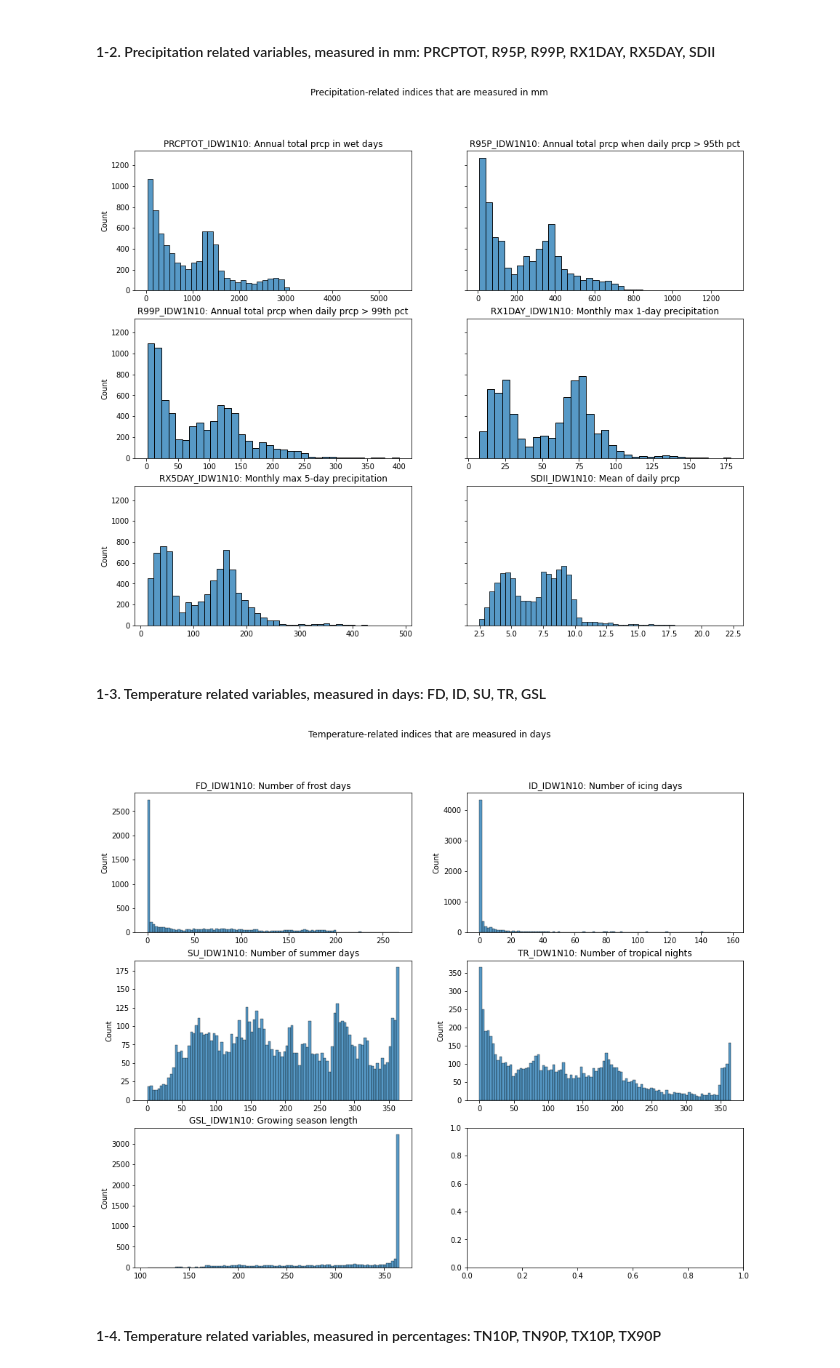
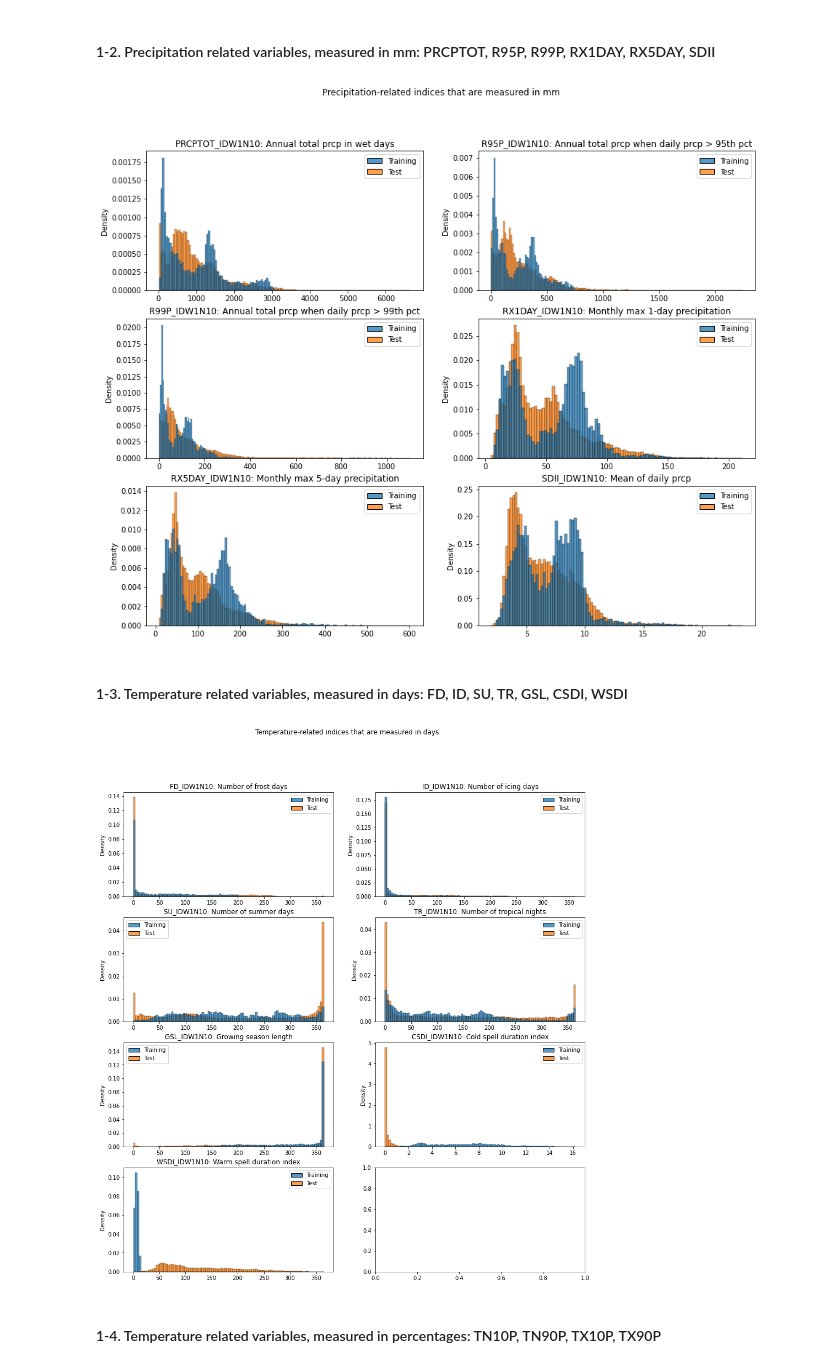
Before and after one commit to RyokoNod/sdm-asian-elephants, a Jupyter notebook: data_exploration/exploratory_analysis_etccdi.ipynb, the cells around one changed output. Drawn from its saved outputs; the diff is of its cells as text; code cells hidden in the pictures.

```diff
--- a/data_exploration/exploratory_analysis_etccdi.ipynb
+++ b/data_exploration/exploratory_analysis_etccdi.ipynb
@@ -277,7 +247,6 @@ fig, axes = plt.subplots(3, 2, figsize=(15, 12),sharey=False)
 fig.suptitle('Temperature-related indices that are measured in degrees')
 
 for idx,ax in zip(temp_deg_group, axes.flat):
-    sns.histplot(ax=ax,data=present[idx])
-    ax.set(xlabel=None)
+    sns.histplot(ax=ax,data={"Historical": present[idx], "Future": future[idx]})
     ax.set_title(idx+": "+var_dict[idx])
 # %% [output]
@@ -304,6 +283,7 @@ trainhex = pd.read_csv(elephasf/"Elephas_Maximus_PA_Natural_O20.txt", sep="\t")
 testhex = pd.read_csv(elephasf/"Elephas_Maximus_Predictions_GLM_Y1950_Y2000.txt", sep="\t")
 # %%
 traindata = present[present["HID"].isin(list(trainhex.HID))]
+testdata = future[future["HID"].isin(list(testhex.HID))]
 # %% [markdown]
 ### 1. Visualizing histograms <a class="anchor" id="modelarea-hist"></a>
 # %% [markdown]
@@ -311,9 +291,8 @@ traindata = present[present["HID"].isin(list(trainhex.HID))]
 # %%
-fig, axes = plt.subplots(4, 2, figsize=(15, 16),sharey=True)
+fig, axes = plt.subplots(3, 2, figsize=(15, 12))
 fig.suptitle('Precipitation-related indices that are measured in days')
 
 for idx,ax in zip(precp_days_group, axes.flat):
-    sns.histplot(ax=ax,data=traindata[idx])
-    ax.set(xlabel=None)
+    sns.histplot(ax=ax,data={"Training": traindata[idx], "Test": testdata[idx]},stat="density",common_norm=False)
     ax.set_title(idx+": "+var_dict[idx])
 # %% [output]
@@ -321,27 +300,25 @@ for idx,ax in zip(precp_days_group, axes.flat):
 # %% [markdown]
 #### 1-2. Precipitation related variables, measured in mm: PRCPTOT, R95P, R99P, RX1DAY, RX5DAY, SDII <a class="anchor" id="traintest_precp_mm_group"></a>
 # %%
-fig, axes = plt.subplots(3, 2, figsize=(15, 12),sharey=True)
+fig, axes = plt.subplots(3, 2, figsize=(15, 12))
 fig.suptitle('Precipitation-related indices that are measured in mm')
 
 for idx,ax in zip(precp_mm_group, axes.flat):
-    sns.histplot(ax=ax,data=traindata[idx])
-    ax.set(xlabel=None)
+    sns.histplot(ax=ax,data={"Training": traindata[idx], "Test": testdata[idx]},stat="density",common_norm=False)
     ax.set_title(idx+": "+var_dict[idx])
 # %% [output]
-[figure, old version]
+[figure, new version]
 # %% [markdown]
-#### 1-3. Temperature related variables, measured in days: FD, ID, SU, TR, GSL<a class="anchor" id="traintest_temp_days_group"></a>
+#### 1-3. Temperature related variables, measured in days: FD, ID, SU, TR, GSL, CSDI, WSDI<a class="anchor" id="traintest_temp_days_group"></a>
 # %%
-fig, axes = plt.subplots(3, 2, figsize=(15, 12),sharey=False)
+fig, axes = plt.subplots(4, 2, figsize=(15, 16))
 fig.suptitle('Temperature-related indices that are measured in days')
 
 for idx,ax in zip(temp_days_group, axes.flat):
-    sns.histplot(ax=ax,data=traindata[idx],bins=100)
-    ax.set(xlabel=None)
+    sns.histplot(ax=ax,data={"Training": traindata[idx], "Test": testdata[idx]},stat="density",common_norm=False,bins=100)
     ax.set_title(idx+": "+var_dict[idx])
 # %% [output]
-[figure, old version]
+[figure, new version]
 # %% [markdown]
 #### 1-4. Temperature related variables, measured in percentages: TN10P, TN90P, TX10P, TX90P<a class="anchor" id="traintest_temp_pct_group"></a>
 # %%
```
Also changed, not shown: parts of 21 cells of this notebook.
